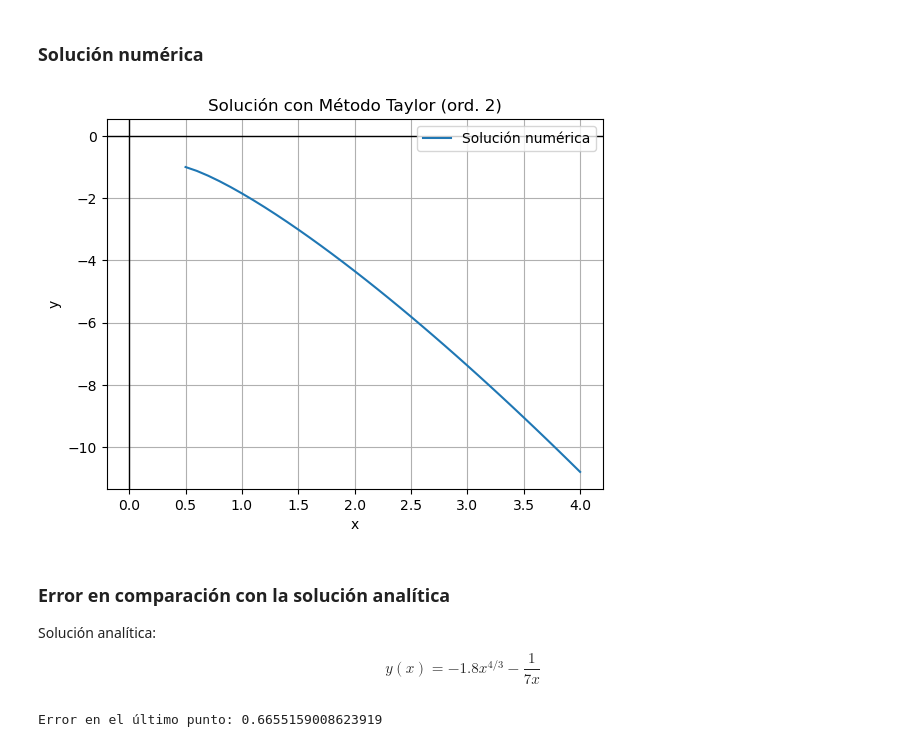
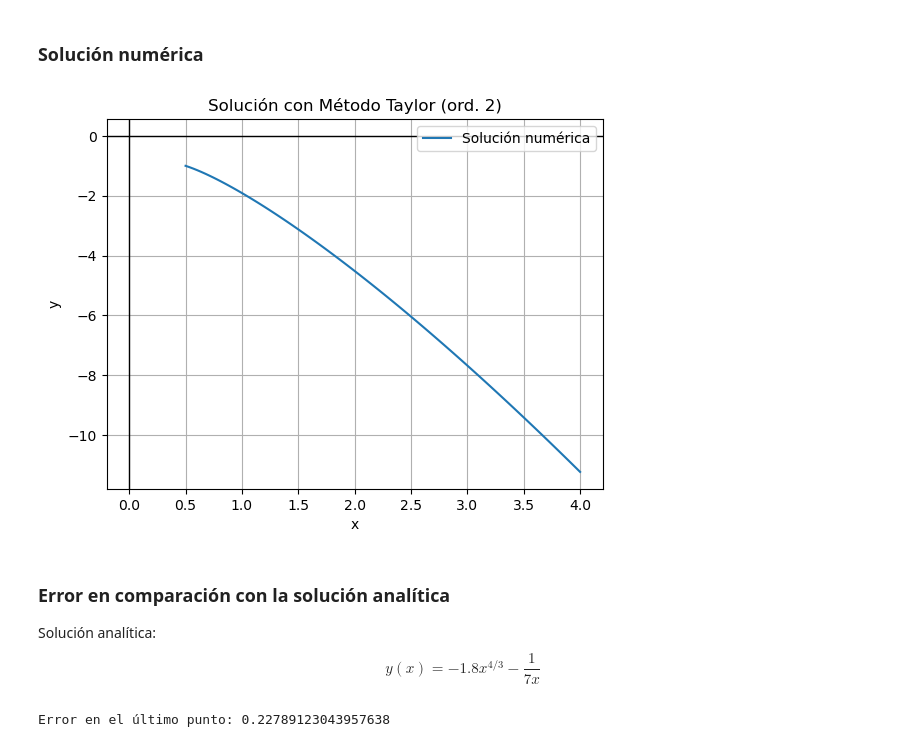
Before and after one commit to lidia-veli/AMN-Metodos-EDO1, a Jupyter notebook: 03_MET-TAYLOR/ejemplos-taylor.ipynb, the cells around one changed output. Saved outputs shown, nothing was run; the diff lists cells and outputs as text; code cells hidden in the pictures.

```diff
--- a/03_MET-TAYLOR/ejemplos-taylor.ipynb
+++ b/03_MET-TAYLOR/ejemplos-taylor.ipynb
@@ -13,38 +13,38 @@ def f1(x, y):
     '''EDO a resolver: y'=f1(x,y)'''
     return (1 + 4*x*y)/(3*x**2)
 
 def f1_dx(x, y):
     '''Derivada parcial de f1 respecto de x'''
     return (4*y)/(3*x**2) - (8*x*y)/(3*x**3)
 
 def f1_dy(x, y):
     '''Derivada parcial de f1 respecto de y'''
     return (4*x)/(3*x**2)
 
 
 # Parámetros iniciales
-x0 = 0.5  # condicion inicial para x
+a = 0.5  # condicion inicial para x
+b = 4  # extremo superior del intervalo
 y0 = -1  # condicion inicial para y
-xn = 4  # extremo superior del intervalo
-h = 0.1  # tamaño del paso
+N = 100 # número de subintervalos
 
 # Llamar al metodo para calular la solución numérica
-x_num, y_num = metodo_taylor_ord2(f1, f1_dx, f1_dy, x0, y0, xn, h)
+x_num, y_num = metodo_taylor_ord2(f1, f1_dx, f1_dy, a, b, y0, N)
 
 # Representar la solución numérica
 plt.plot(x_num, y_num, label='Solución numérica')
 
 plt.xlabel('x')
 plt.ylabel('y')
 plt.axhline(0, color='black', linewidth=1) #Eje x
 plt.axvline(0, color='black', linewidth=1) #Eje y
 plt.title('Solución con Método Taylor (ord. 2)')
 plt.legend()
 plt.legend(loc='upper right')
 plt.grid(True)
 plt.show()
 # %% [output]
-[figure, old version]
+[figure, new version]
 # %% [markdown]
 ### Error en comparación con la solución analítica
 Solución analítica: $$y(x) = -1.8x^{4/3} - \frac{1}{7x}$$
@@ -54,8 +54,8 @@ def sol_analit_1(x):
     return -1.8*x**(4/3) - 1/(7*x)
 
 
-# Valores solución numérica con el método predictor-corrector
-x_num, y_num = metodo_taylor_ord2(f1, f1_dx, f1_dy, x0, y0, xn, h)
+# Llamar al metodo para calular la solución numérica
+x_num, y_num = metodo_taylor_ord2(f1, f1_dx, f1_dy, a, b, y0, N)
 
 # Valores solución analítica (para los mismo valores de x)
 y_analit = [sol_analit_1(x) for x in x_num]
@@ -65,7 +65,7 @@ y_analit = [sol_analit_1(x) for x in x_num]
 error_abs = [abs(y_n - y_a) for y_n, y_a in zip(y_num, y_analit)]
 print("Error en el último punto:", error_abs[-1])
 # %% [output]
-Error en el último punto: 0.6655159008623919
+Error en el último punto: 0.22789123043957638
 # %%
 # Representar la solución numérica
 plt.plot(x_num, y_num, label='Solución numérica')
```
Also changed, not shown: parts of 2 cells of this notebook, 10 other files.
